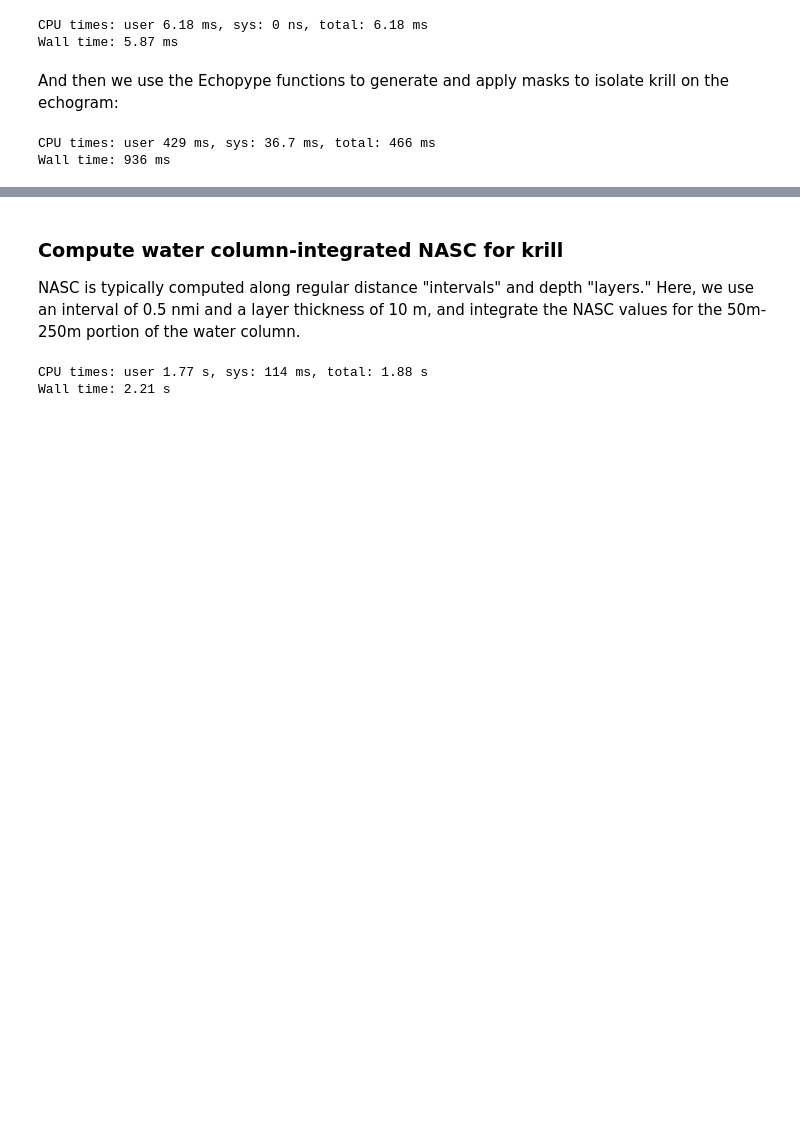
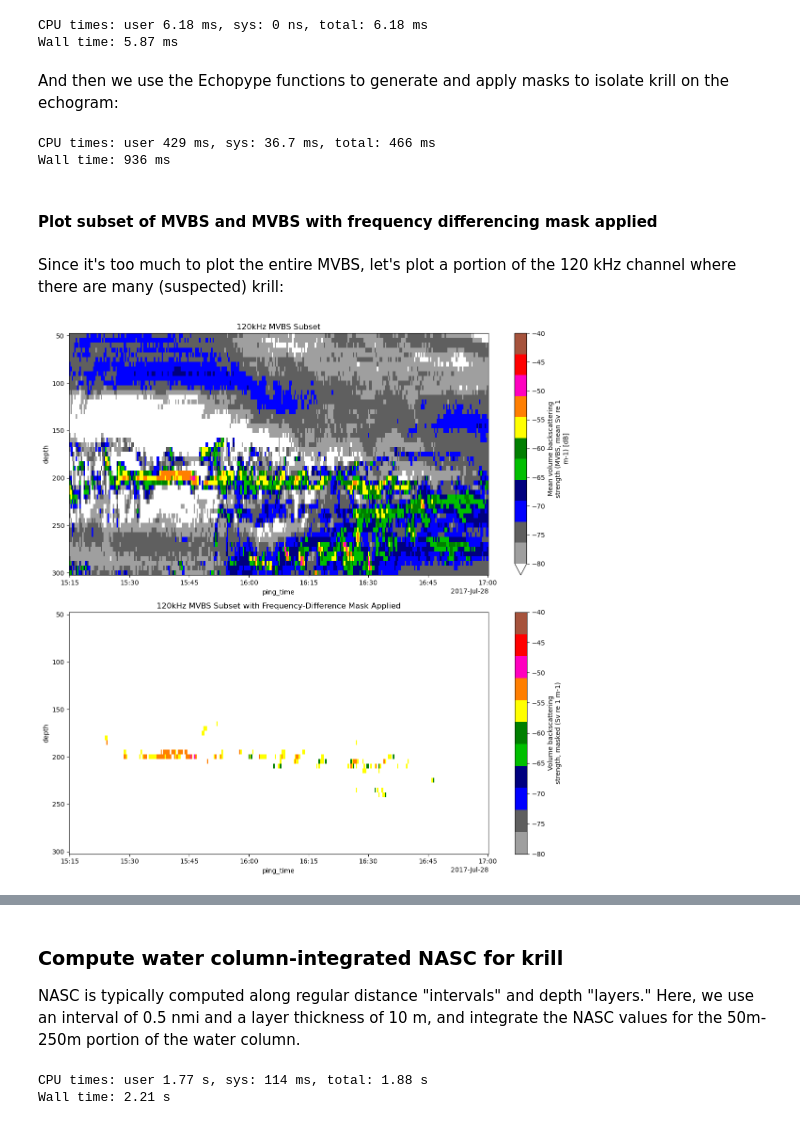
Before and after one commit to OSOceanAcoustics/echopype-examples, a Jupyter notebook: notebooks/krill_NASC.ipynb, the cells around one changed output, grey strips where cells are left out. Saved outputs shown, nothing was run; the diff lists cells and outputs as text; code cells hidden in the pictures; blank space fills up the shorter version.

```diff
--- a/notebooks/krill_NASC.ipynb
+++ b/notebooks/krill_NASC.ipynb
@@ -328,3 +328,5 @@ ds_freq_diff_MVBS = ep.mask.apply_mask(
 # %% [output]
 CPU times: user 429 ms, sys: 36.7 ms, total: 466 ms
 Wall time: 936 ms
+# %% [markdown]
+#### Plot subset of MVBS and MVBS with frequency differencing mask applied
@@ -330,0 +336,39 @@ Wall time: 936 ms
+# %% [markdown]
+Since it's too much to plot the entire MVBS, let's plot a portion of the 120 kHz channel where there are many (suspected) krill:
+# %%
+%%time
+
+# Create subplots with two rows and one column
+fig, (ax1, ax2) = plt.subplots(2, 1, figsize=(12, 12))
+
+# Plot 120kHz MVBS
+pcolormesh1 = ds_upper_water_column_MVBS["Sv"].isel(channel=ch_sel).sel(
+    ping_time=slice("2017-07-28T15:15:00.000000000", "2017-07-28T17:00:00.000000000")
+).plot(
+    ax=ax1,
+    y="depth",
+    yincrease=False,
+    vmax=-40,
+    vmin=-80,
+    cmap="ep.ek500",
+)
+ax1.set_title('120kHz MVBS Subset')
+
+# Plot 120kHz MVBS with frequency-difference mask applied
+pcolormesh2 = ds_freq_diff_MVBS["Sv"].isel(channel=ch_sel).sel(
+    ping_time=slice("2017-07-28T15:15:00.000000000", "2017-07-28T17:00:00.000000000")
+).plot(
+    ax=ax2,
+    y="depth",
+    yincrease=False,
+    vmax=-40,
+    vmin=-80,
+    cmap="ep.ek500",
+)
+ax2.set_title('120kHz MVBS Subset with Frequency-Difference Mask Applied')
+
+# Show plot
+plt.tight_layout()
+plt.show()
+# %% [output]
+[figure, added]
```
Also changed, not shown: parts of 3 cells of this notebook, 1 other file.
